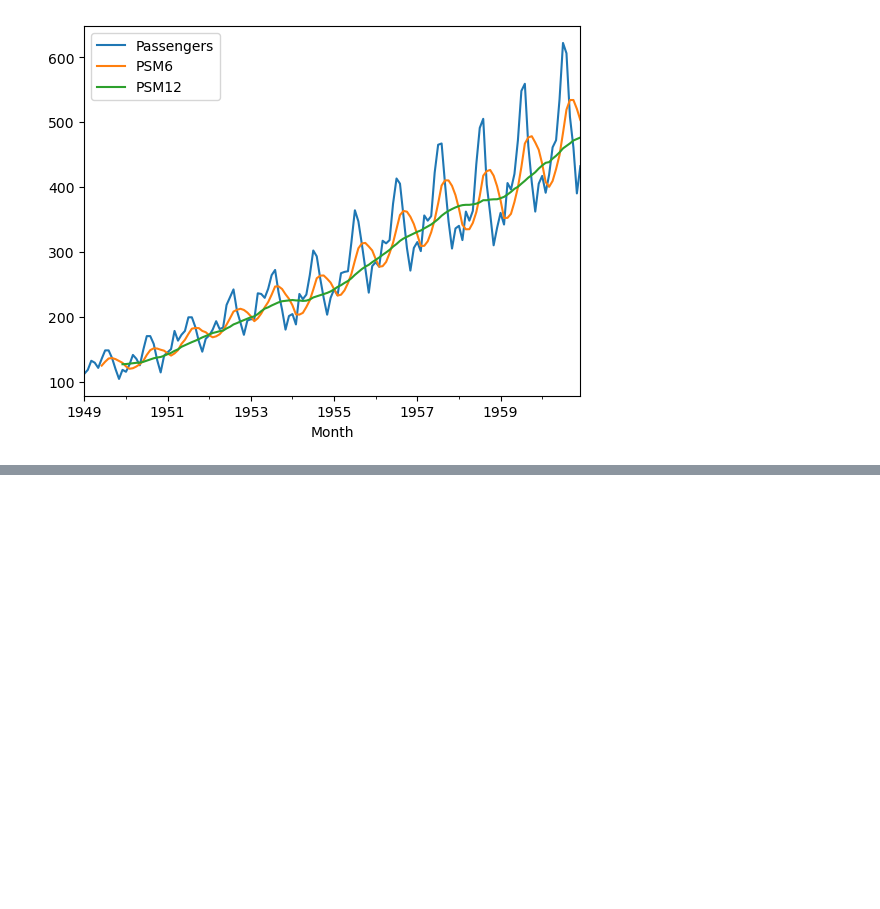
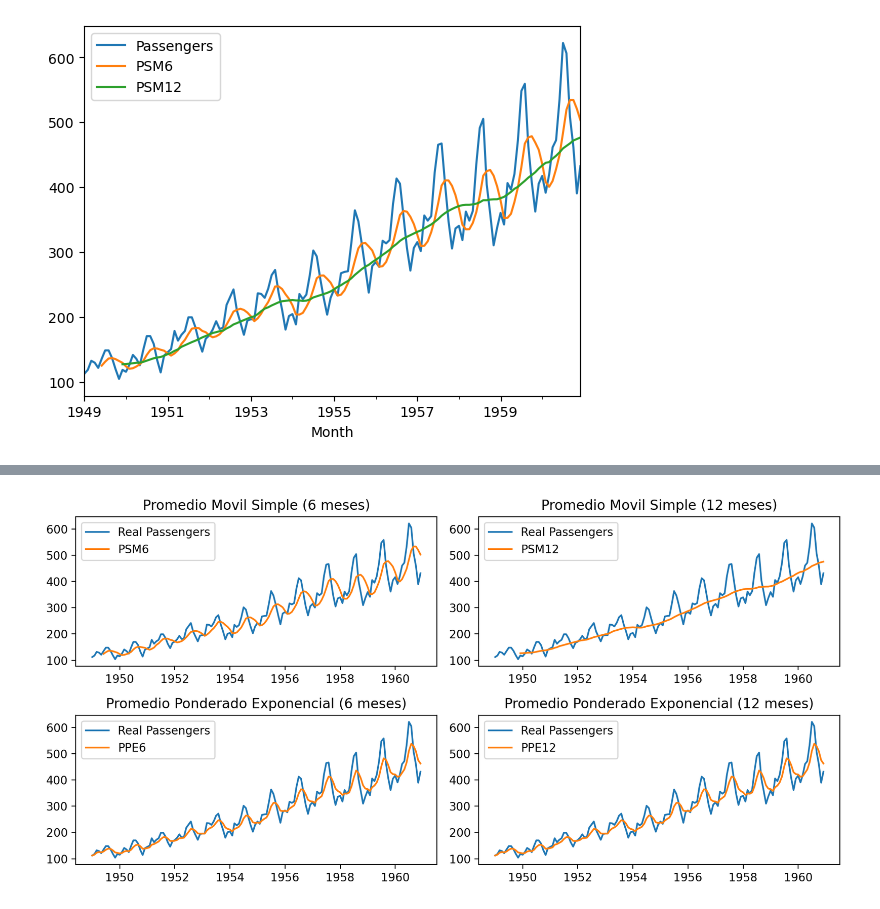
Before and after one commit to dparedes616/Series-de-Tiempo, a Jupyter notebook: promedios.ipynb, the cells around one changed output, grey strips where cells are left out. Cells and saved outputs as stored; diff of their text form; code cells hidden in the pictures; blank space fills up the shorter version.

```diff
--- a/promedios.ipynb
+++ b/promedios.ipynb
@@ -110,0 +168,23 @@ df_aerolinea.plot()
+# %%
+graficos,axes = plt.subplots(nrows=2, ncols=2,dpi=200, figsize=(10,5))
+axes[0,0].plot(df_aerolinea["Passengers"], label="Real Passengers")
+axes[0,0].plot(df_aerolinea["PSM6"], label="PSM6")
+axes[0,0].set_title("Promedio Movil Simple (6 meses)")
+axes[0,0].legend(loc='best')
+axes[0,1].plot(df_aerolinea["Passengers"], label="Real Passengers")
+axes[0,1].plot(df_aerolinea["PSM12"], label="PSM12")
+axes[0,1].set_title("Promedio Movil Simple (12 meses)")
+axes[0,1].legend(loc='best')
+axes[1,0].plot(df_aerolinea["Passengers"], label="Real Passengers")
+axes[1,0].plot(df_aerolinea["PPE6"], label="PPE6")
+axes[1,0].set_title("Promedio Ponderado Exponencial (6 meses)")
+axes[1,0].legend(loc='best')
+axes[1,1].plot(df_aerolinea["Passengers"], label="Real Passengers")
+axes[1,1].plot(df_aerolinea["PPE12"], label="PPE12")
+axes[1,1].set_title("Promedio Ponderado Exponencial (12 meses)")
+axes[1,1].legend(loc='best')
+plt.tight_layout()
+plt.tight_layout()
+plt.show()
+# %% [output]
+[figure, added]
```
Also changed, not shown: parts of 9 cells of this notebook, 1 other file.
